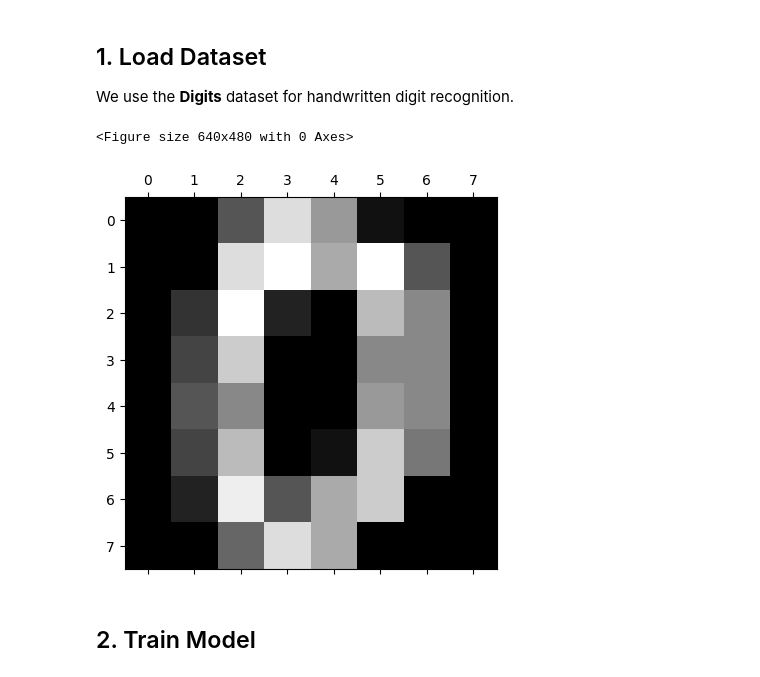
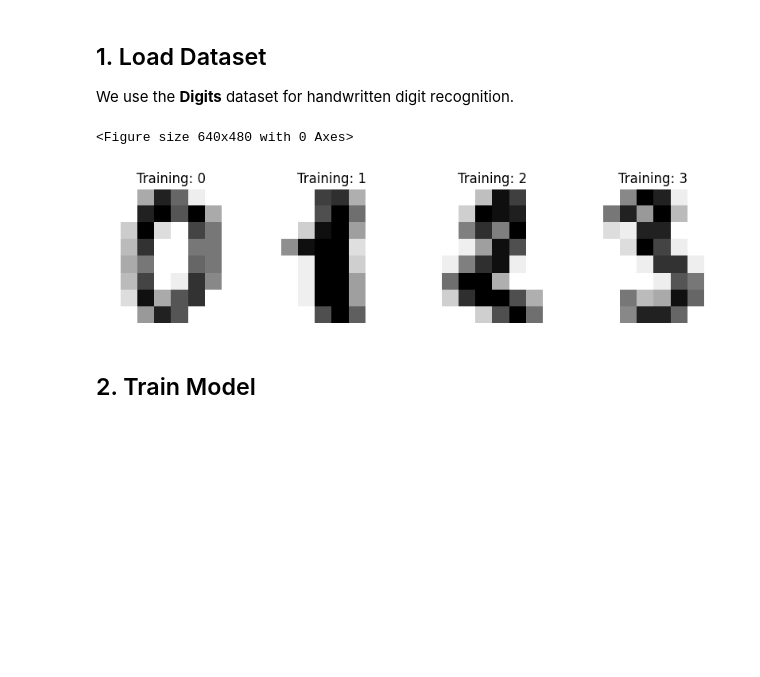
Before and after one commit to dhruvhaldar/Machine_Learning_course_IBM, a Jupyter notebook: Random_Forest/Random_Forest.ipynb, the cells around one changed output. Cells and saved outputs as stored; diff of their text form; code cells hidden in the pictures; blank space fills up the shorter version.

```diff
--- a/Random_Forest/Random_Forest.ipynb
+++ b/Random_Forest/Random_Forest.ipynb
@@ -25,15 +26,20 @@ We use the **Digits** dataset for handwritten digit recognition.
 # %%
 from sklearn.datasets import load_digits
 data = load_digits()
 X = data.data
 y = data.target
 
+# Visualize the first 4 images
 plt.gray()
-plt.matshow(data.images[0])
+fig, axes = plt.subplots(1, 4, figsize=(10, 3))
+for ax, image, label in zip(axes, data.images[:4], data.target[:4]):
+    ax.set_axis_off()
+    ax.imshow(image, cmap=plt.cm.gray_r, interpolation='nearest')
+    ax.set_title(f'Training: {label}')
 plt.show()
 # %% [output]
 <Figure size 640x480 with 0 Axes>
-[figure, old version]
+[figure, new version]
 # %% [markdown]
 ## 2. Train Model
 # %%
```
Also changed, not shown: parts of 2 cells of this notebook, 8 other files.
